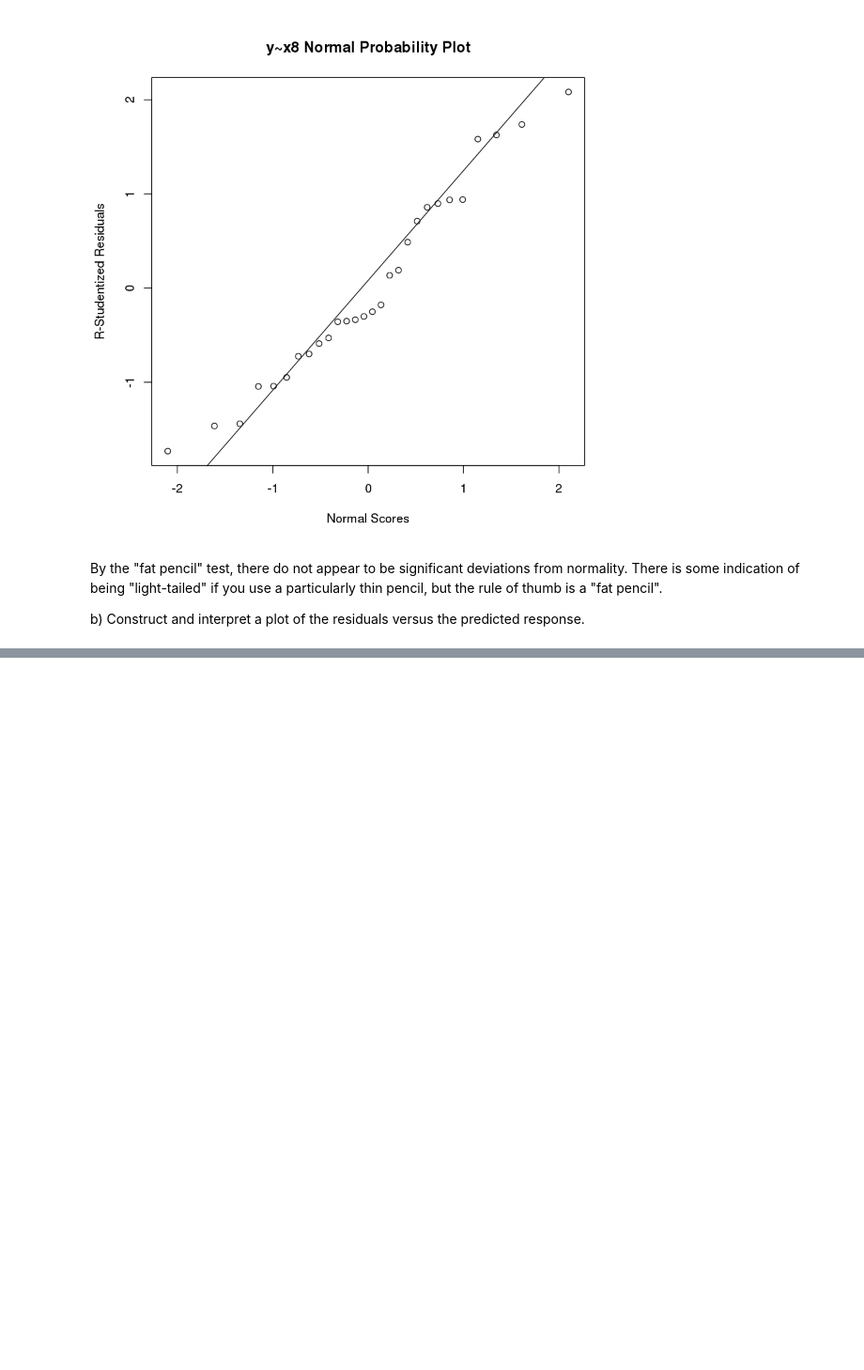
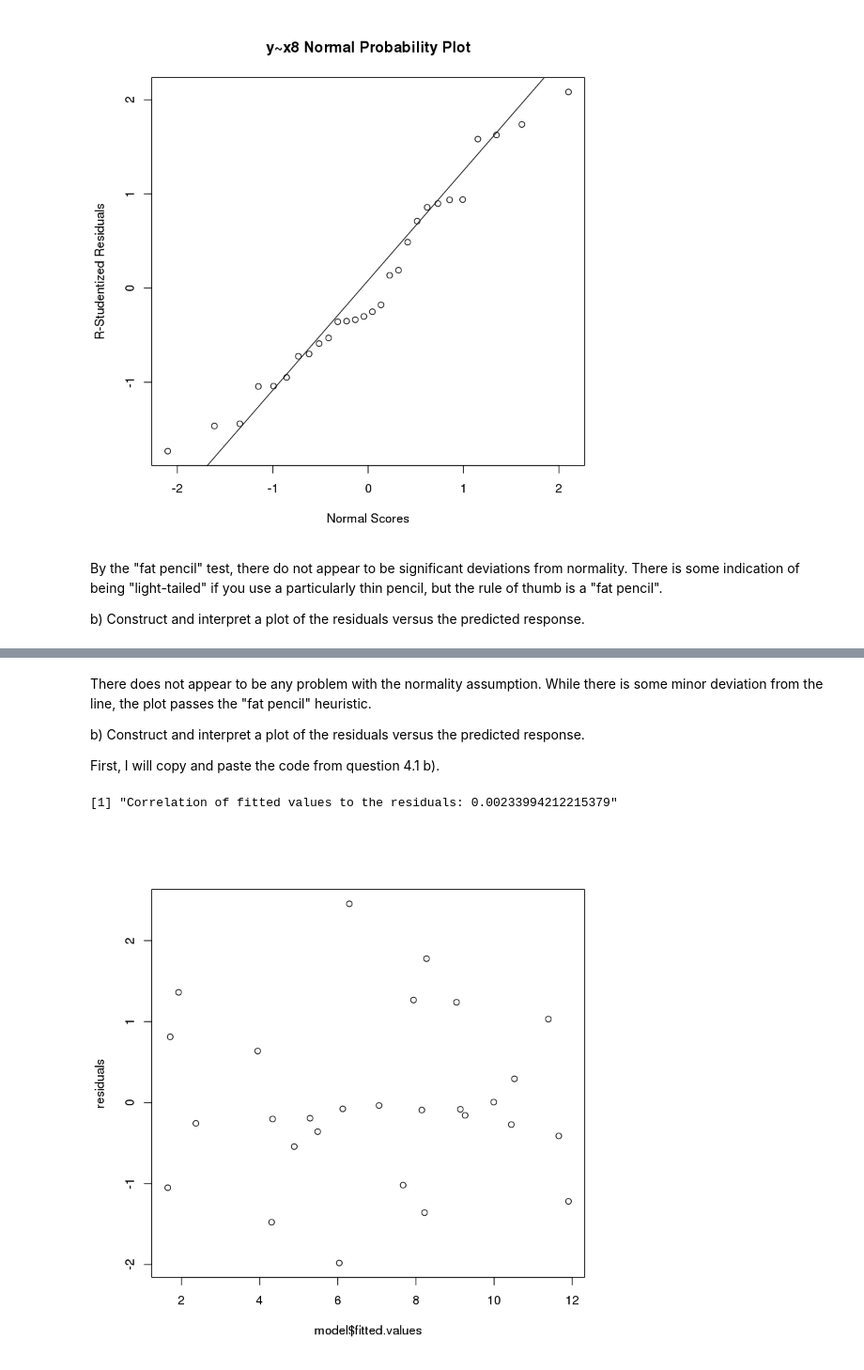
Before and after one commit to fergieis/EmpModel, a Jupyter notebook: HW2/HW2.ipynb, the cells around one changed output, grey strips where cells are left out. Shown at 94% size. Drawn from its saved outputs; the diff is of its cells as text; code cells hidden in the pictures; blank space fills up the shorter version.

```diff
--- a/HW2/HW2.ipynb
+++ b/HW2/HW2.ipynb
@@ -72,0 +81,12 @@ cor(A$x2, A$x7)
+# %% [markdown]
+There does not appear to be any problem with the normality assumption. While there is some minor deviation from the line, the plot passes the "fat pencil" heuristic.
+
+b) Construct and interpret a plot of the residuals versus the predicted response.
+
+First, I will copy and paste the code from question 4.1 b).
+# %%
+plot(residuals~model$fitted.values)
+paste("Correlation of fitted values to the residuals:", toString(cor(residuals,model$fitted.values)))
+# %% [output]
+[1] "Correlation of fitted values to the residuals: 0.00233994212215379"
+[figure, added]
```
Also changed, not shown: parts of 16 cells of this notebook, 2 other files.
